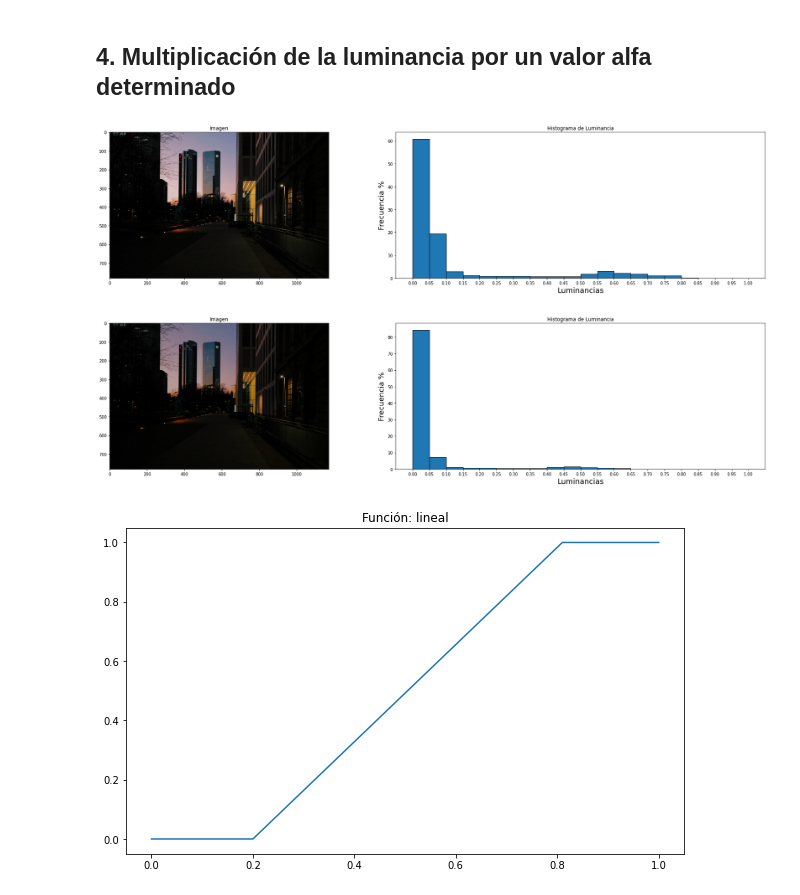
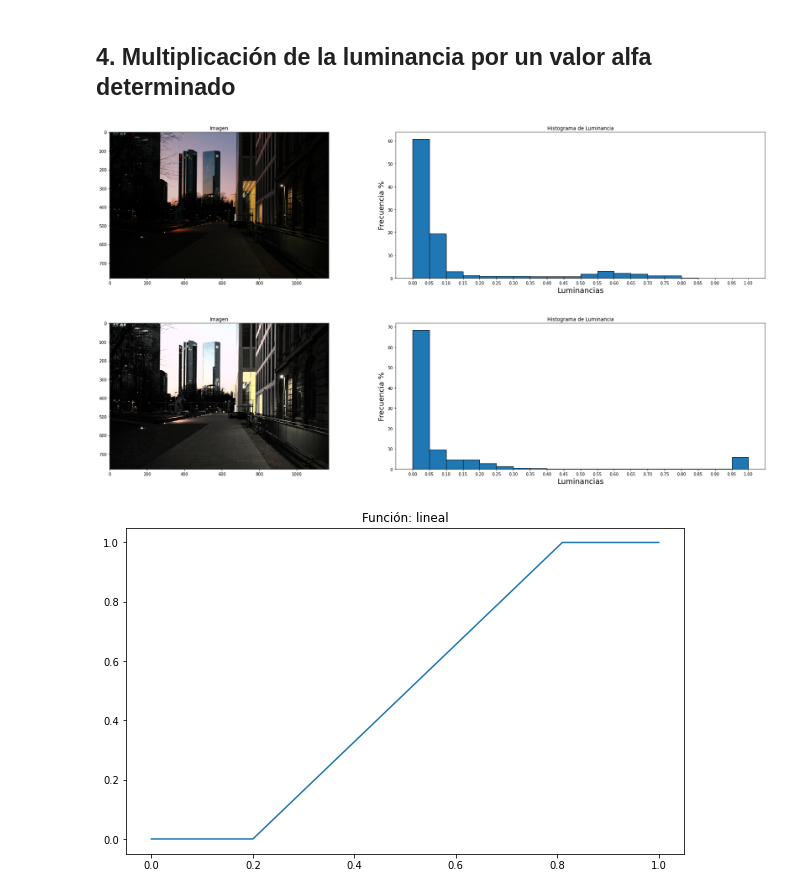
Before and after one commit to nicolassalomon96/procesamiento_imagenes_UNS, a Jupyter notebook: TP4/Histograma_de_luminancia.ipynb, the cells around one changed output. Saved outputs shown, nothing was run; the diff lists cells and outputs as text; code cells hidden in the pictures.

```diff
--- a/TP4/Histograma_de_luminancia.ipynb
+++ b/TP4/Histograma_de_luminancia.ipynb
@@ -251,35 +251,35 @@ Imagen = 'Baja_luminancia_2' #@param ["Baja_luminancia_1","Baja_luminancia_2","A
 
 if Imagen =='Baja_luminancia_1':
   image_2 = get_image(low_Y_1)
 if Imagen =='Baja_luminancia_2':
   image_2 = get_image(low_Y_2)
 if Imagen =='Alta_luminancia_1':
   image_2 = get_image(high_Y_1)
 if Imagen =='Alta_luminancia_2':
   image_2 = get_image(high_Y_2)
 
 #@markdown Seleccione el valor alfa a multiplicar: { run: "auto" }
-Alfa = 0.8 #@param {type:"slider", min:0, max:5, step:0.1}
+Alfa = 3 #@param {type:"slider", min:0, max:5, step:0.1}
 
 #@markdown Seleccione la cantidad de contadores: { run: "auto" }
 Contadores_1 = 20 #@param {type:"slider", min:1, max:50, step:1}
 
 image_2_y, image_2_i, image_2_q = split_YIQ(rgb2yiq(image_2)) #Extracción del canal Y (luminancia) de la imagen
 
 image_2_y_mod = image_2_y * Alfa
 
 image_2_y_mod = np.dstack((yiq_clip(image_2_y_mod, image_2_i, image_2_q))) #Nos aseguramos que no se salga de rango
 
 counts_relative_freq, bins = generate_histo(image_2_y,0,1,Contadores_1)
 plot_image_histo(image_2, counts_relative_freq, bins, Contadores_1, figsize=(25,6))
 
 counts_relative_freq_alfa, bins_alfa = generate_histo(image_2_y_mod,0,1,Contadores_1)
 image_2_mod = np.dstack((image_2_y_mod, image_2_i, image_2_q))
 image_2_mod_rgb = yiq2rgb(image_2_mod)
 plot_image_histo(image_2_mod_rgb, counts_relative_freq_alfa, bins_alfa, Contadores_1, figsize=(25,6))
 # %% [output]
 [figure]
-[figure, old version]
+[figure, new version]
 # %%
 def plot_sqr_function(xmin, xmax):
   x = np.arange(xmin, xmax + 0.01, 0.01)
```
Also changed, not shown: parts of 3 cells of this notebook.
